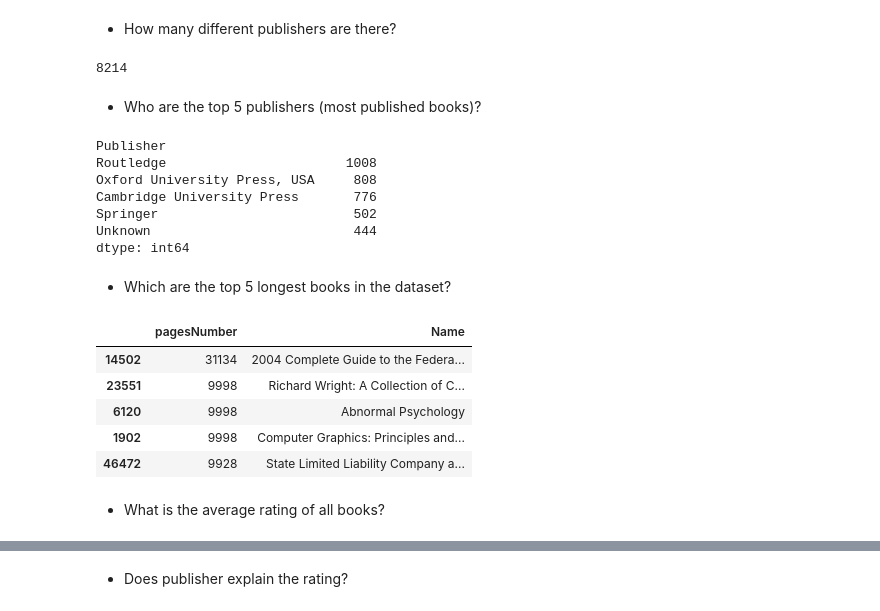
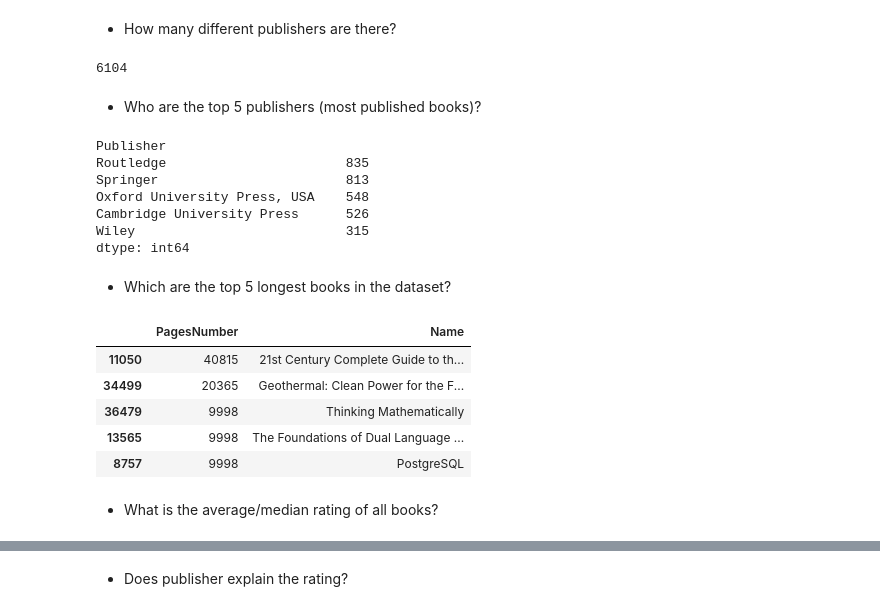
Before and after one commit to andyzilla/goodreads_popularity_prediction, a Jupyter notebook: notebooks/00-EDA.ipynb, the cells around one changed output, grey strips where cells are left out. Cells and saved outputs as stored; diff of their text form; code cells hidden in the pictures.

```diff
--- a/notebooks/00-EDA.ipynb
+++ b/notebooks/00-EDA.ipynb
@@ -4,5 +14,3 @@ import seaborn as sns
 sns.set(rc={'figure.figsize':(11.7,8.27)})
 # %% [markdown]
 # 1) Load data and Overview
-# %%
-df = pd.read_csv('../data/book600k-700k.csv')
@@ -9,3 +19,25 @@ df = pd.read_csv('../data/book600k-700k.csv')
+# %%
+block_list = ['../data/book1-100k.csv',
+              '../data/book100-200k.csv',
+              '../data/book200-300k.csv',
+              '../data/book300-400k.csv',
+              '../data/book400-500k.csv',
+              '../data/book500-600k.csv',
+              ]
+file_names = glob.glob('../data/book*.csv')
+
+dfs = []
+
+for file_name in tqdm.tqdm(file_names):
+   if file_name not in block_list:
+       df = pd.read_csv(file_name)
+       if 'pagesNumber' in df.columns:
+           df.rename(columns = {'pagesNumber' : 'PagesNumber'}, inplace=True)
+       dfs.append(df)
+       break
+
+df = pd.concat(dfs)
+del dfs
 # %%
 df.size
 # %% [output]
@@ -189,3 +237,5 @@ df = df.drop(columns='ISBN')
+# %%
+df.dropna(subset= 'Description', inplace=True)
 # %% [markdown]
 # 3) Check dates and replace by datetime format
 # %% [markdown]
@@ -241,30 +304,30 @@ Name: RatingDistTotal, dtype: int64
 # %%
 df['Publisher'].nunique()
 # %% [output]
-8214
+6104
 # %% [markdown]
 - Who are the top 5 publishers (most published books)?
 # %%
 df.pivot_table(index=['Publisher'], aggfunc ='size').sort_values(ascending=False).head()
 # %% [output]
 Publisher
-Routledge                       1008
-Oxford University Press, USA     808
-Cambridge University Press       776
-Springer                         502
-Unknown                          444
+Routledge                       835
+Springer                        813
+Oxford University Press, USA    548
+Cambridge University Press      526
+Wiley                           315
 dtype: int64
 # %% [markdown]
 - Which are the top 5 longest books in the dataset?
 # %%
-df[['pagesNumber', 'Name']].sort_values(by=['pagesNumber'], ascending=False).head()
+df[['PagesNumber', 'Name']].sort_values(by=['PagesNumber'], ascending=False).head()
 # %% [output]
-|  | pagesNumber | Name |
-| 14502 | 31134 | 2004 Complete Guide to the Federa... |
-| 23551 | 9998 | Richard Wright: A Collection of C... |
-| 6120 | 9998 | Abnormal Psychology |
-| 1902 | 9998 | Computer Graphics: Principles and... |
-| 46472 | 9928 | State Limited Liability Company a... |
+|  | PagesNumber | Name |
+| 11050 | 40815 | 21st Century Complete Guide to th... |
+| 34499 | 20365 | Geothermal: Clean Power for the F... |
+| 36479 | 9998 | Thinking Mathematically |
+| 13565 | 9998 | The Foundations of Dual Language ... |
+| 8757 | 9998 | PostgreSQL |
 # %% [markdown]
-- What is the average rating of all books?
+- What is the average/median rating of all books?
 # %%
```
Also changed, not shown: parts of 36 cells of this notebook.
